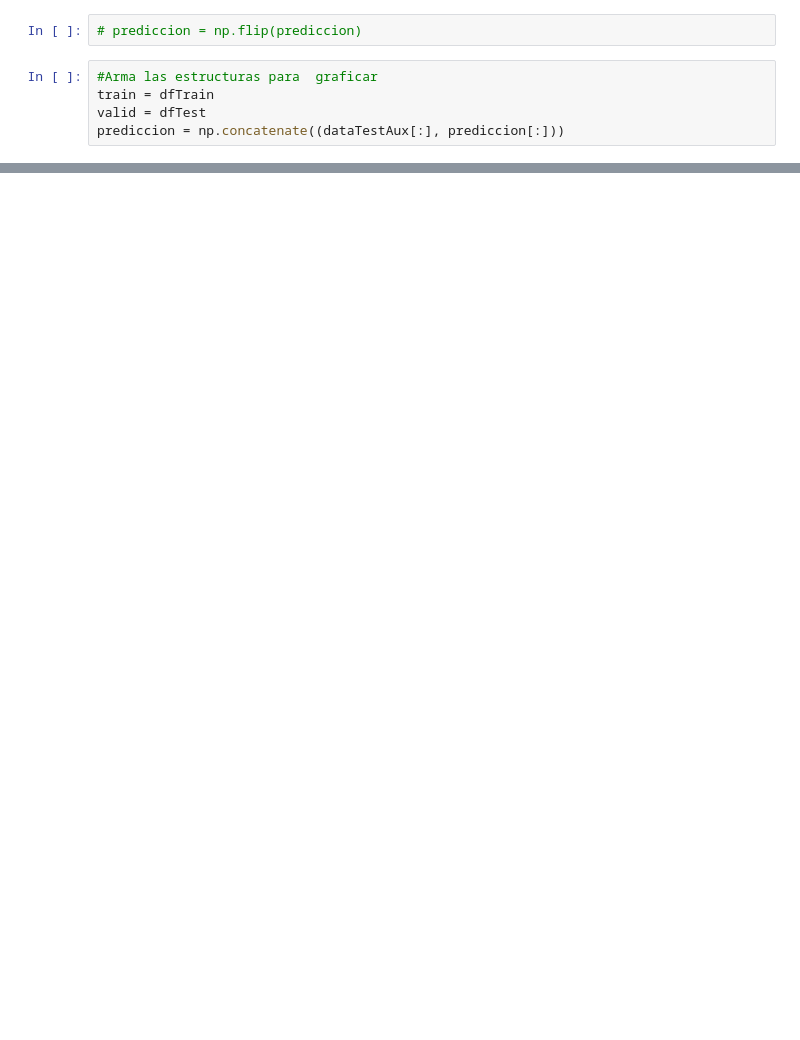
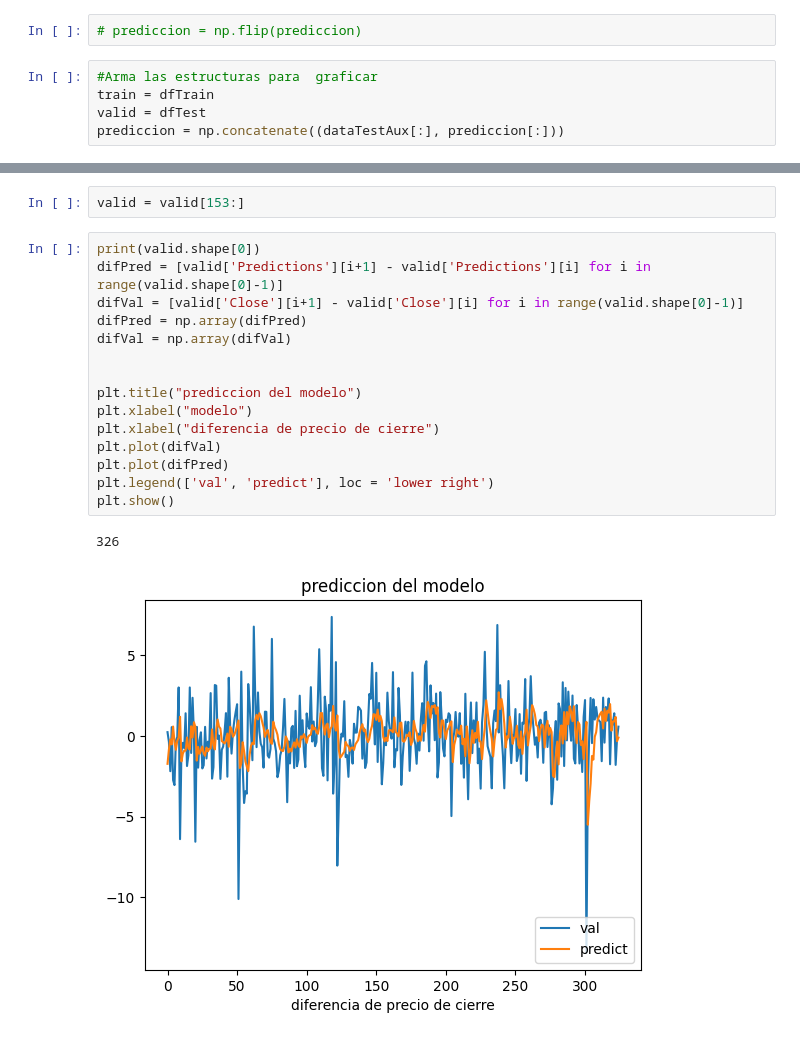
Before and after one commit to NahuelBarriga/IA2023, a Jupyter notebook: Redes Neuronales/TpFinal.ipynb, the cells around one changed output, grey strips where cells are left out. Drawn from its saved outputs; the diff is of its cells as text; blank space fills up the shorter version.

```diff
--- a/Redes Neuronales/TpFinal.ipynb
+++ b/Redes Neuronales/TpFinal.ipynb
@@ -251,0 +247,20 @@ plt.show()
+# %%
+valid = valid[153:]
+# %%
+print(valid.shape[0])
+difPred = [valid['Predictions'][i+1] - valid['Predictions'][i] for i in range(valid.shape[0]-1)]
+difVal = [valid['Close'][i+1] - valid['Close'][i] for i in range(valid.shape[0]-1)]
+difPred = np.array(difPred)
+difVal = np.array(difVal)
+
+
+plt.title("prediccion del modelo")
+plt.xlabel("modelo")
+plt.xlabel("diferencia de precio de cierre")
+plt.plot(difVal)
+plt.plot(difPred)
+plt.legend(['val', 'predict'], loc = 'lower right')
+plt.show()
+# %% [output]
+326
+[figure, added]
```
Also changed, not shown: parts of 12 cells of this notebook.
